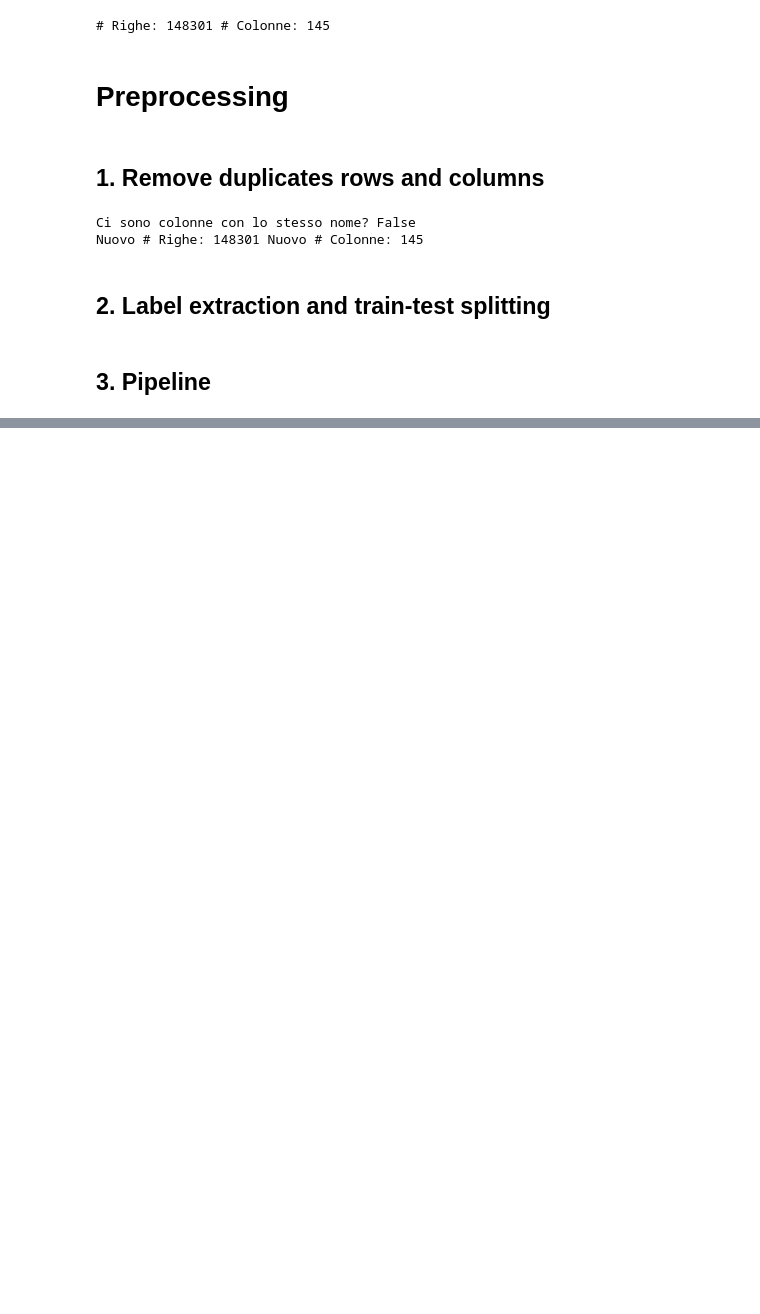
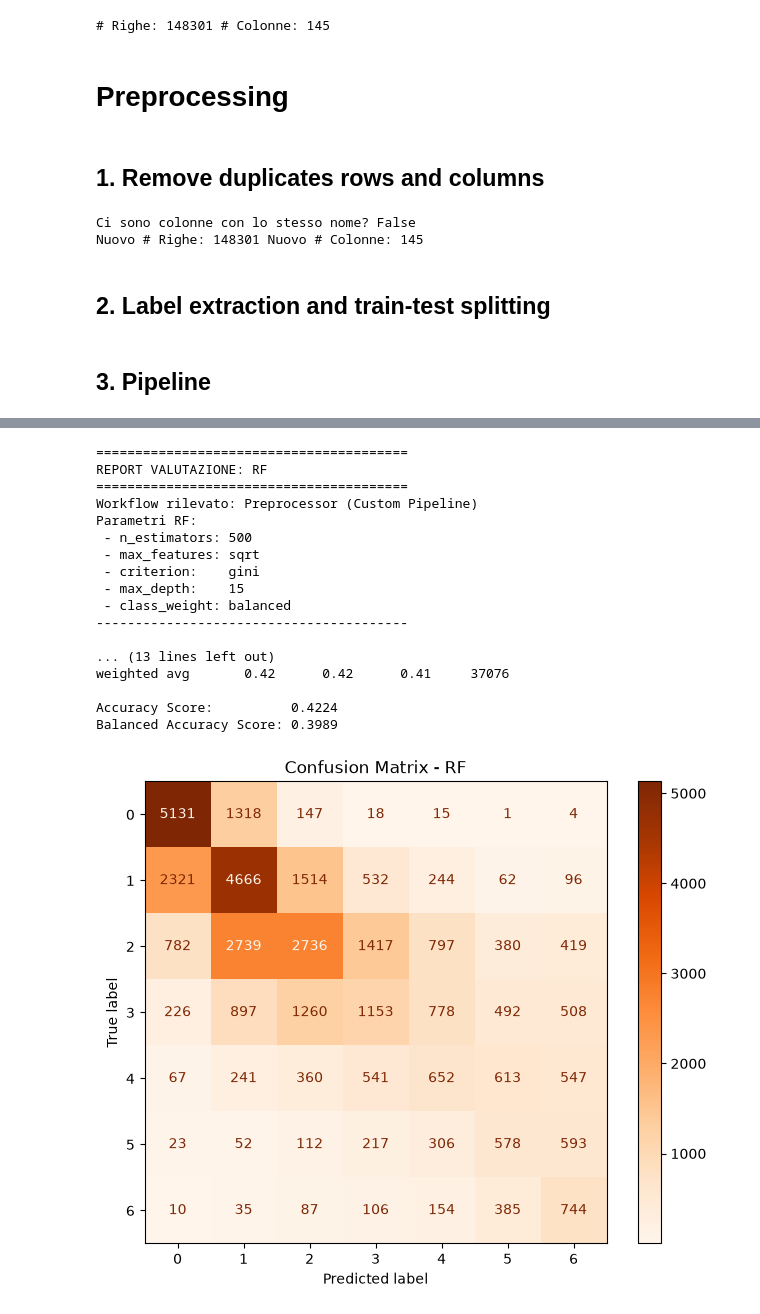
Before and after one commit to gabb-OS/loan-risk-rating-prediction, a Jupyter notebook: src/pipeline_rf.ipynb, the cells around one changed output, grey strips where cells are left out. Saved outputs shown, nothing was run; the diff lists cells and outputs as text; code cells hidden in the pictures; blank space fills up the shorter version.

```diff
--- a/src/pipeline_rf.ipynb
+++ b/src/pipeline_rf.ipynb
@@ -63,7 +63,7 @@ has_duplicate_cols = len(feature_list) != len(set(feature_list))
 print("Ci sono colonne con lo stesso nome?", has_duplicate_cols)
 
 if has_duplicate_cols:
-    df.T.drop_duplicates(inplace=True).T
+    df = df.T.drop_duplicates().T
 
 
 # Rimuovi righe duplicate
@@ -71,6 +71,7 @@ df.drop_duplicates(inplace=True)
 
 
 ##################################################
+rows, cols = df.shape
 print("Nuovo # Righe: " + str(rows)+ " Nuovo # Colonne: "+str(cols) + "\n")
 # %% [output]
 Ci sono colonne con lo stesso nome? False
@@ -226,2 +258,21 @@ except Exception as e:
 # %%
-evaluate_model(X_val, y_val, "rf")
+evaluate_model(X_val, y_val, "rf", model_dir="../models", preproc_dir="../preprocessing")
+# %% [output]
+========================================
+REPORT VALUTAZIONE: RF
+========================================
+Workflow rilevato: Preprocessor (Custom Pipeline)
+Parametri RF:
+ - n_estimators: 500
+ - max_features: sqrt
+ - criterion:    gini
+ - max_depth:    15
+ - class_weight: balanced
+----------------------------------------
+
+... (13 lines left out)
+weighted avg       0.42      0.42      0.41     37076
+
+Accuracy Score:          0.4224
+Balanced Accuracy Score: 0.3989
+[figure, added]
```
Also changed, not shown: parts of 3 cells of this notebook.
